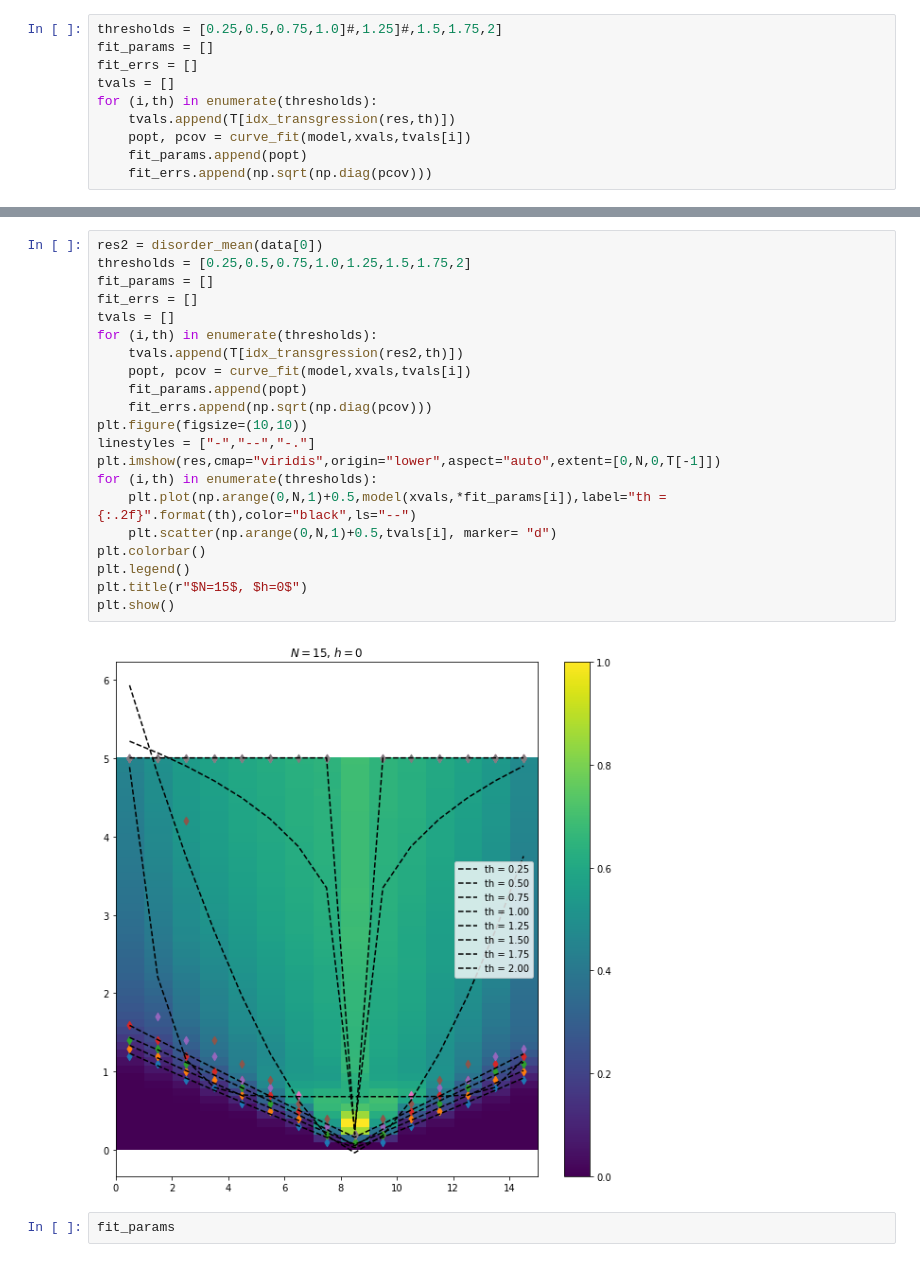
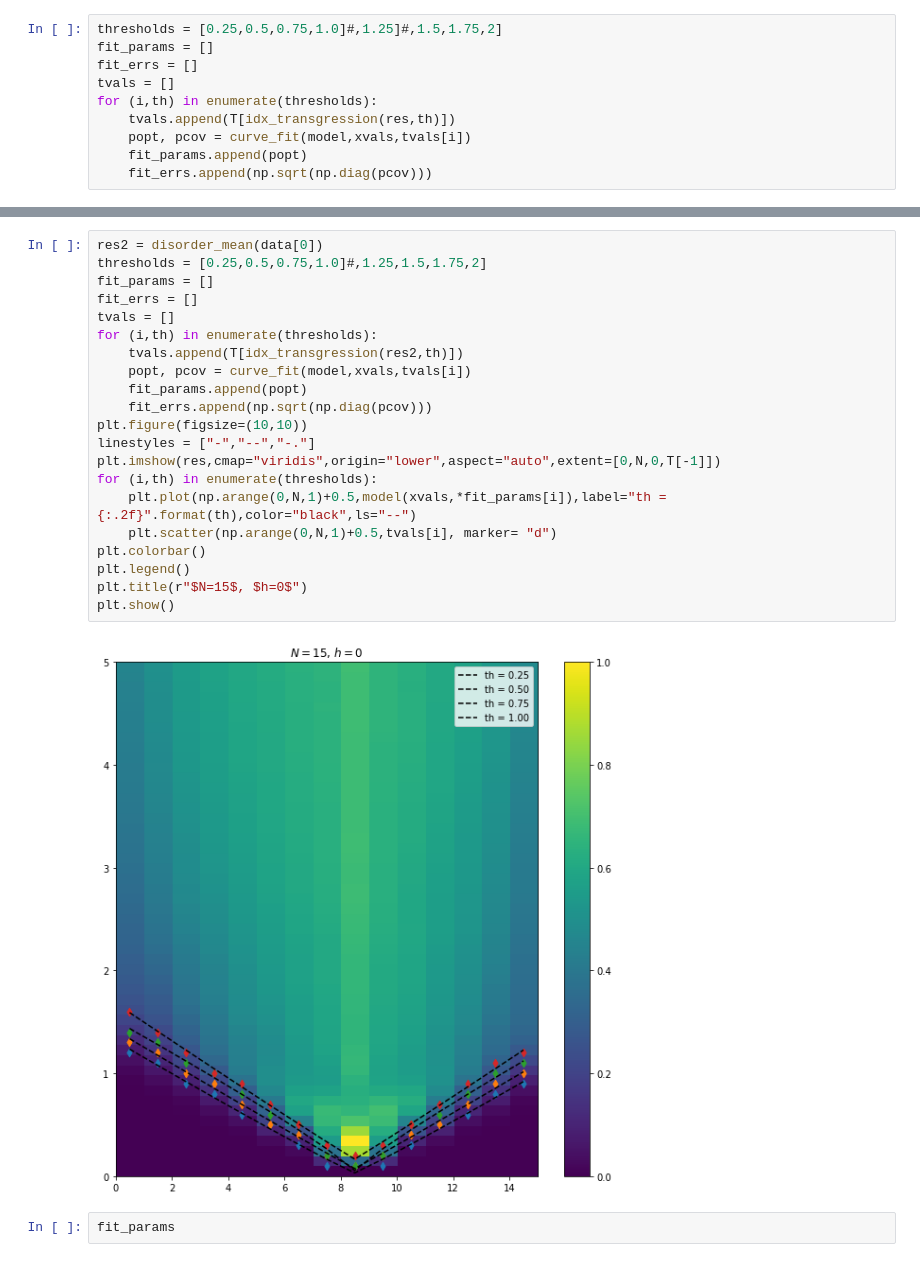
Before and after one commit to mkm2/WorkingFolder, a Jupyter notebook: notebooks/Analysis/Visualisation.ipynb, the cells around one changed output, grey strips where cells are left out. Cells and saved outputs as stored; diff of their text form.

```diff
--- a/notebooks/Analysis/Visualisation.ipynb
+++ b/notebooks/Analysis/Visualisation.ipynb
@@ -106,26 +99,26 @@ fit_params
 # %%
 res2 = disorder_mean(data[0])
-thresholds = [0.25,0.5,0.75,1.0,1.25,1.5,1.75,2]
+thresholds = [0.25,0.5,0.75,1.0]#,1.25,1.5,1.75,2]
 fit_params = []
 fit_errs = []
 tvals = []
 for (i,th) in enumerate(thresholds):
     tvals.append(T[idx_transgression(res2,th)])
     popt, pcov = curve_fit(model,xvals,tvals[i])
     fit_params.append(popt)
     fit_errs.append(np.sqrt(np.diag(pcov)))
 plt.figure(figsize=(10,10))
 linestyles = ["-","--","-."]
 plt.imshow(res,cmap="viridis",origin="lower",aspect="auto",extent=[0,N,0,T[-1]])
 for (i,th) in enumerate(thresholds):
     plt.plot(np.arange(0,N,1)+0.5,model(xvals,*fit_params[i]),label="th = {:.2f}".format(th),color="black",ls="--")
     plt.scatter(np.arange(0,N,1)+0.5,tvals[i], marker= "d")
 plt.colorbar()
 plt.legend()
 plt.title(r"$N=15$, $h=0$")
 plt.show()
 # %% [output]
-[figure, old version]
+[figure, new version]
 # %%
 fit_params
 # %% [output]
```
Also changed, not shown: parts of 2 cells of this notebook, 1 other file.
